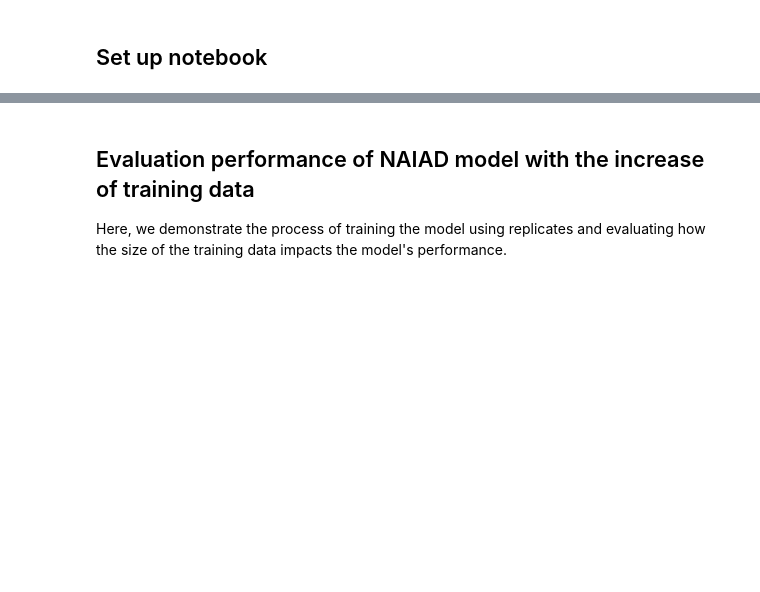
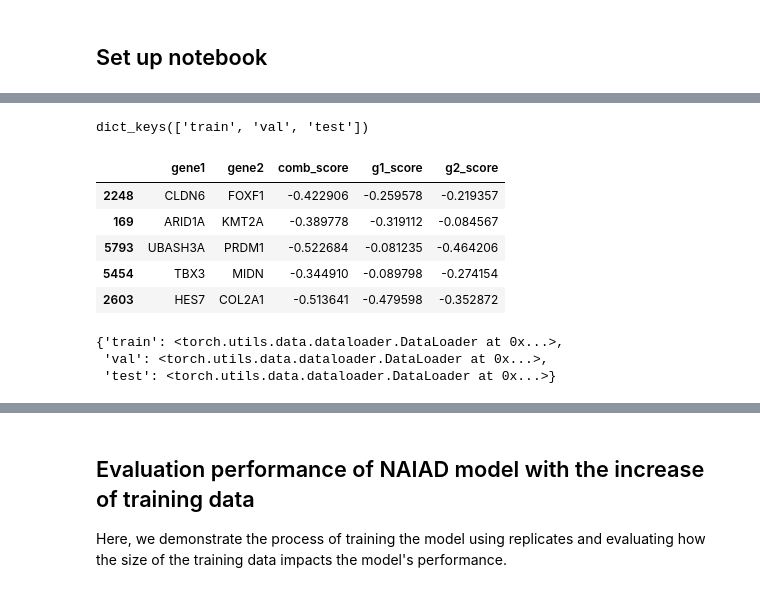
Before and after one commit to NeptuneBio/NAIAD, a Jupyter notebook: tutorials/naiad_tutorial.ipynb, the cells around one changed output, grey strips where cells are left out. Saved outputs shown, nothing was run; the diff lists cells and outputs as text; code cells hidden in the pictures; blank space fills up the shorter version.

```diff
--- a/tutorials/naiad_tutorial.ipynb
+++ b/tutorials/naiad_tutorial.ipynb
@@ -50,0 +67,22 @@ emb_model = 'transformer-cls'
+# %%
+# create the NAIAD object
+naiad_model = NAIAD(processed_data, n_train=n_train, n_val=n_val, n_test=n_test )
+naiad_model.set_seed(seed=seed)
+naiad_model.prepare_data()
+# %%
+print(naiad_model.data.keys())
+naiad_model.data['train'].head()
+# %% [output]
+dict_keys(['train', 'val', 'test'])
+|  | gene1 | gene2 | comb_score | g1_score | g2_score |
+| 2248 | CLDN6 | FOXF1 | -0.422906 | -0.259578 | -0.219357 |
+| 169 | ARID1A | KMT2A | -0.389778 | -0.319112 | -0.084567 |
+| 5793 | UBASH3A | PRDM1 | -0.522684 | -0.081235 | -0.464206 |
+| 5454 | TBX3 | MIDN | -0.344910 | -0.089798 | -0.274154 |
+| 2603 | HES7 | COL2A1 | -0.513641 | -0.479598 | -0.352872 |
+# %%
+naiad_model.dataloaders
+# %% [output]
+{'train': <torch.utils.data.dataloader.DataLoader at 0x...>,
+ 'val': <torch.utils.data.dataloader.DataLoader at 0x...>,
+ 'test': <torch.utils.data.dataloader.DataLoader at 0x...>}
```
Also changed, not shown: parts of 12 cells of this notebook.
